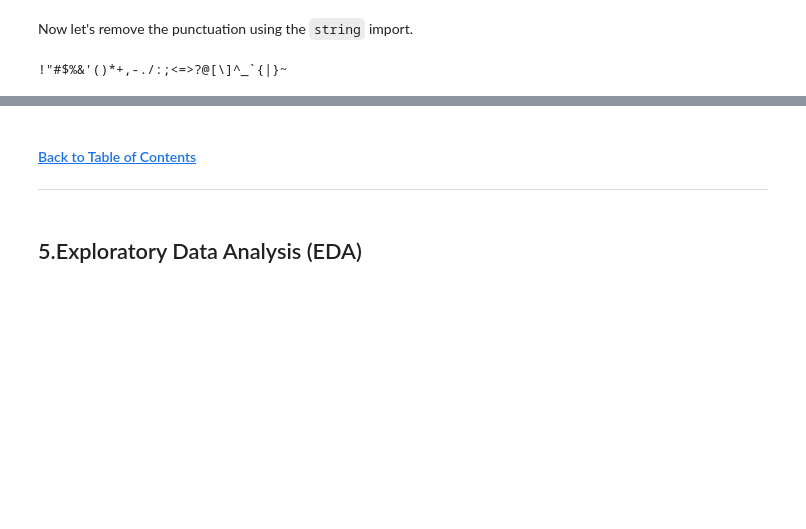
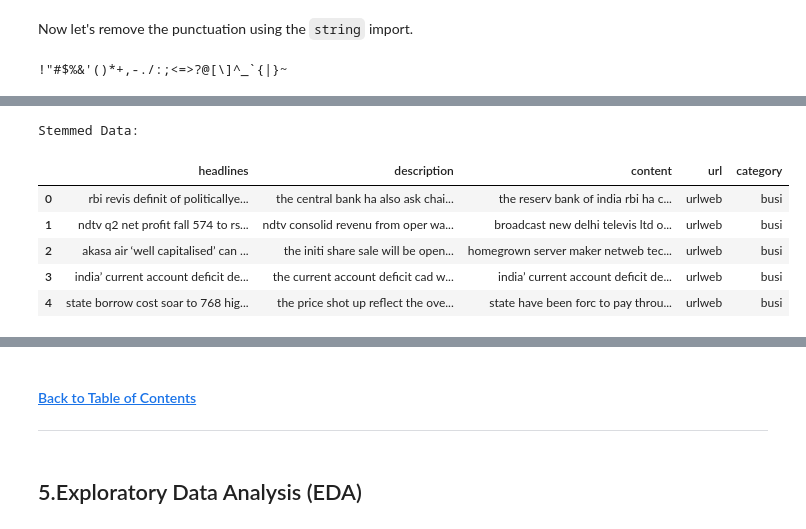
Before and after one commit to AmandaMokoena/2401FTDS_Classification_Project_0A4, a Jupyter notebook: Classification Project notebook.ipynb, the cells around one changed output, grey strips where cells are left out. Cells and saved outputs as stored; diff of their text form; code cells hidden in the pictures; blank space fills up the shorter version.

```diff
--- a/Classification Project notebook.ipynb
+++ b/Classification Project notebook.ipynb
@@ -213,0 +298,32 @@ print(string.punctuation)
+# %%
+#Stemming function
+def stem_text(text):
+    stemmer = PorterStemmer()
+    if isinstance(text, str):
+        return ' '.join([stemmer.stem(word) for word in text.split()])
+    return text
+
+# Lemmatization function
+def lemmatize_text(text):
+    lemmatizer = WordNetLemmatizer()
+    if isinstance(text, str):
+        return ' '.join([lemmatizer.lemmatize(word) for word in text.split()])
+    return text
+# %%
+
+# Apply stemming to the entire DataFrame
+df_stemmed = train_df_copy.applymap(stem_text)
+
+# Apply lemmatization to the entire DataFrame
+df_lemmatized = train_df_copy.applymap(lemmatize_text)
+# %%
+print("\nStemmed Data:")
+df_stemmed.head()
+# %% [output]
+Stemmed Data:
+|  | headlines | description | content | url | category |
+| 0 | rbi revis definit of politicallye... | the central bank ha also ask chai... | the reserv bank of india rbi ha c... | urlweb | busi |
+| 1 | ndtv q2 net profit fall 574 to rs... | ndtv consolid revenu from oper wa... | broadcast new delhi televis ltd o... | urlweb | busi |
+| 2 | akasa air ‘well capitalised’ can ... | the initi share sale will be open... | homegrown server maker netweb tec... | urlweb | busi |
+| 3 | india’ current account deficit de... | the current account deficit cad w... | india’ current account deficit de... | urlweb | busi |
+| 4 | state borrow cost soar to 768 hig... | the price shot up reflect the ove... | state have been forc to pay throu... | urlweb | busi |
```
Also changed, not shown: parts of 13 cells of this notebook.
